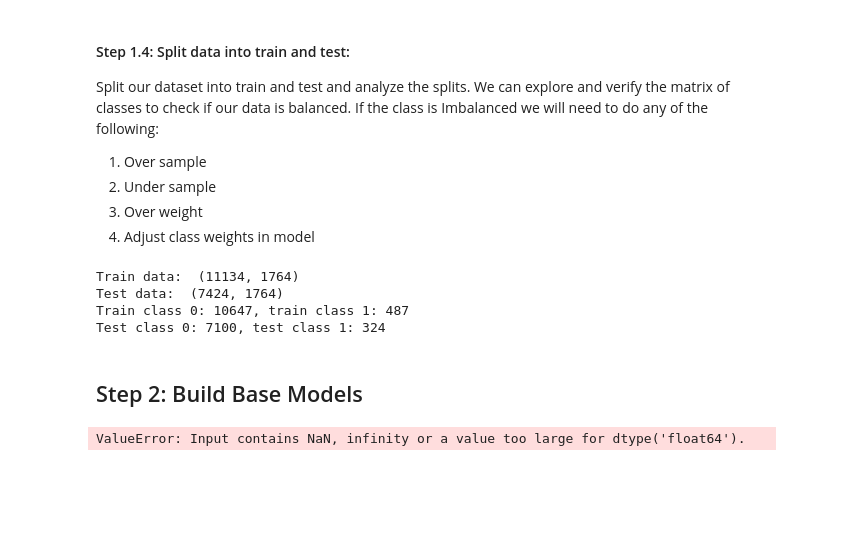
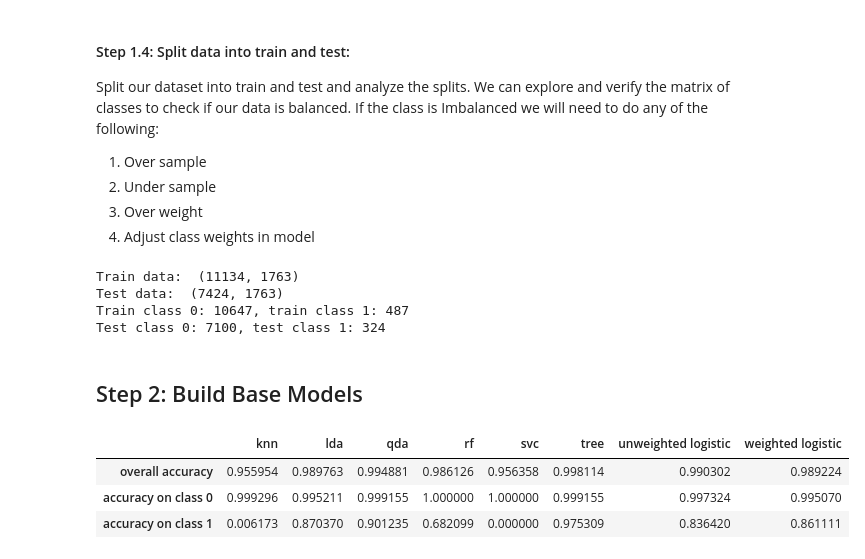
Before and after one commit to harvard-team-pivot/epilepsy-prediction, a Jupyter notebook: milestone45/ExploreData.ipynb, the cells around one changed output. Saved outputs shown, nothing was run; the diff lists cells and outputs as text; code cells hidden in the pictures; blank space fills up the shorter version.

Commit message:
Built some base line models

```diff
--- a/milestone45/ExploreData.ipynb
+++ b/milestone45/ExploreData.ipynb
@@ -188,6 +188,9 @@ columns_with_null(ncds_data_clean)
 # %% [output]
 Predictor  dvht07  contain null values / Count =  1
 Total number of columns with null: 0
+# %%
+# drop the dvht07 column
+ncds_data_clean =  ncds_data_clean.drop("dvht07",axis=1)
 # %%
 # 1M Reason for Special Education MC1:3
 print "n390",ncds_data_clean[ncds_data_clean["n390"] == 10.0].shape[0]
@@ -393,17 +396,25 @@ print 'Test data: ', x_test.shape
 print 'Train class 0: {}, train class 1: {}'.format(len(y_train[y_train == 0]), len(y_train[y_train == 1]))
 print 'Test class 0: {}, test class 1: {}'.format(len(y_test[y_test == 0]), len(y_test[y_test == 1]))
 # %% [output]
-Train data:  (11134, 1764)
-Test data:  (7424, 1764)
+Train data:  (11134, 1763)
+Test data:  (7424, 1763)
 Train class 0: 10647, train class 1: 487
 Test class 0: 7100, test class 1: 324
 # %% [markdown]
 ## Step 2: Build Base Models
+# %%
+# Function for computing the accuracy a given model on the entire test set,
+# the accuracy on class 0 in the test set
+# and the accuracy on class 1
+score = lambda model, x_test, y_test: pd.Series([model.score(x_test, y_test),
+                                                 model.score(x_test[y_test==0], y_test[y_test==0]),
+                                                 model.score(x_test[y_test==1], y_test[y_test==1])],
+                                                index=['overall accuracy', 'accuracy on class 0', 'accuracy on class 1'])
 # %%
 # KNN
-# knn = KNN()
-# knn.fit(x_train, y_train)
-# knn_scores = score(knn, x_test, y_test)
+knn = KNN()
+knn.fit(x_train, y_train)
+knn_scores = score(knn, x_test, y_test)
 
 #Unweighted logistic regression
 unweighted_logistic = LogisticRegression()
@@ -422,32 +433,35 @@ lda_scores = score(lda, x_test, y_test)
 
 #QDA
 qda = QDA()
 qda.fit(x_train, y_train)
 qda_scores = score(qda, x_test, y_test)
 
 #Decision Tree
 tree = DecisionTree()
 tree.fit(x_train, y_train)
 tree_scores = score(tree, x_test, y_test)
 
 #Random Forest
 rf = RandomForest(class_weight='balanced')
 rf.fit(x_train, y_train)
 rf_scores = score(rf, x_test, y_test)
 
 # SVC
 svc = SVC(probability=True,class_weight='balanced')
 svc.fit(x_train, y_train)
 svc_scores = score(svc, x_test, y_test)
 
 #Score Dataframe
-score_df = pd.DataFrame({
+score_df = pd.DataFrame({ 'knn': knn_scores,
                          'unweighted logistic': unweighted_log_scores,
                          'weighted logistic': weighted_log_scores,
                          'lda': lda_scores,
                          'qda': qda_scores,
                          'tree': tree_scores,
                          'rf': rf_scores,'svc':svc_scores})
 score_df
 # %% [output]
-ValueError: Input contains NaN, infinity or a value too large for dtype('float64').
+|  | knn | lda | qda | rf | svc | tree | unweighted logistic | weighted logistic |
+| overall accuracy | 0.955954 | 0.989763 | 0.994881 | 0.986126 | 0.956358 | 0.998114 | 0.990302 | 0.989224 |
+| accuracy on class 0 | 0.999296 | 0.995211 | 0.999155 | 1.000000 | 1.000000 | 0.999155 | 0.997324 | 0.995070 |
+| accuracy on class 1 | 0.006173 | 0.870370 | 0.901235 | 0.682099 | 0.000000 | 0.975309 | 0.836420 | 0.861111 |
```
Also changed, not shown: parts of 1 cell of this notebook.
